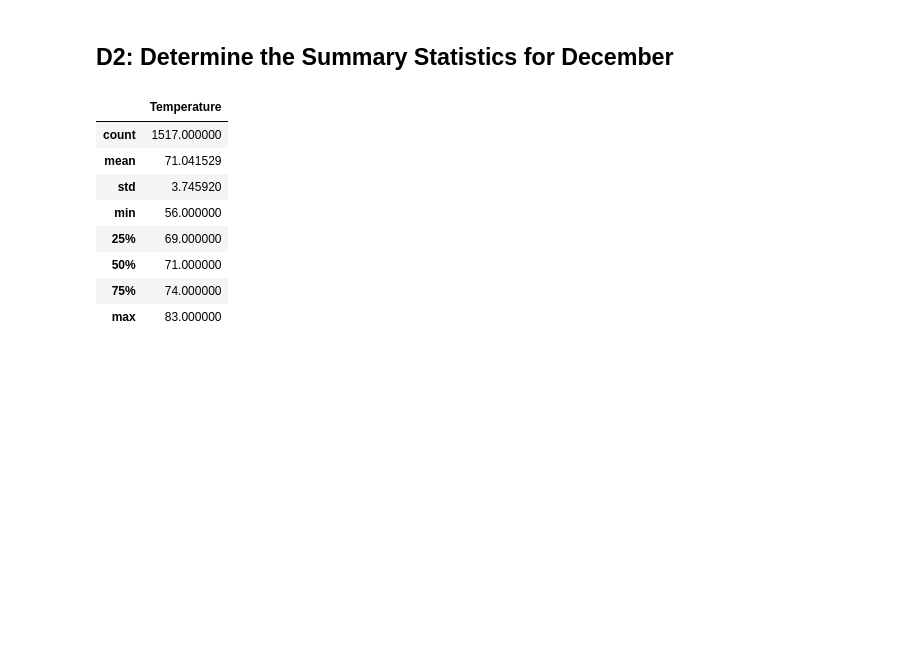
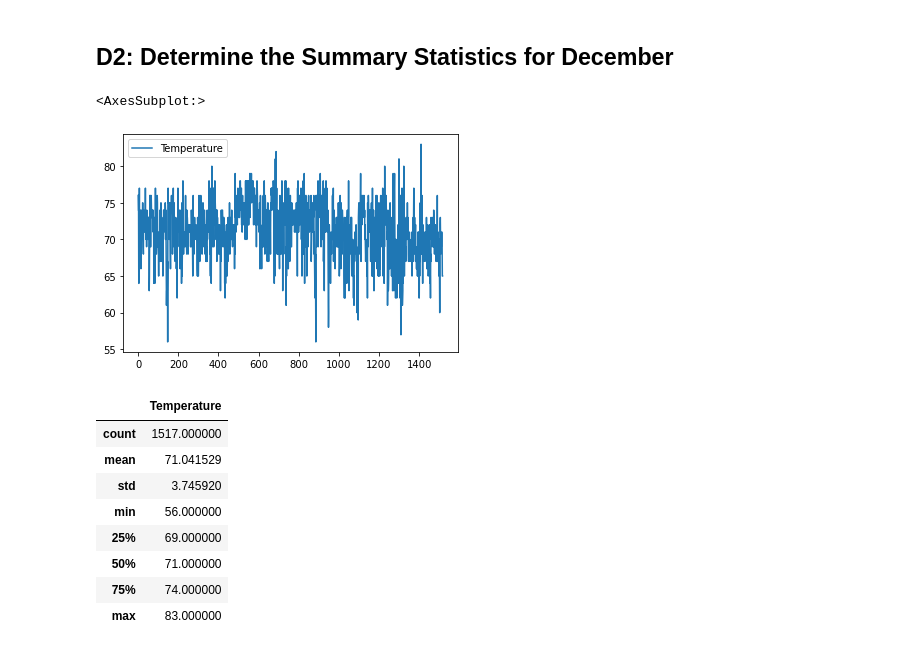
Before and after one commit to ioshisolis/Surfs_Up, a Jupyter notebook: SurfsUp_Challenge_code.ipynb, the cells around one changed output. Saved outputs shown, nothing was run; the diff lists cells and outputs as text; code cells hidden in the pictures; blank space fills up the shorter version.

```diff
--- a/SurfsUp_Challenge_code.ipynb
+++ b/SurfsUp_Challenge_code.ipynb
@@ -65,6 +65,11 @@ list_temp_dec = [temp.tobs for temp in temp_dec]
 # %%
 # 8. Create a DataFrame from the list of temperatures for the month of December.
 list_temp_dec_df = pd.DataFrame(list_temp_dec, columns=["Temperature"])
+# %%
+list_temp_dec_df.plot()
+# %% [output]
+<AxesSubplot:>
+[figure, added]
 # %%
 # 9. Calculate and print out the summary statistics for the Decemeber temperature DataFrame.
 list_temp_dec_df.describe()
```
Also changed, not shown: 4 other files.
